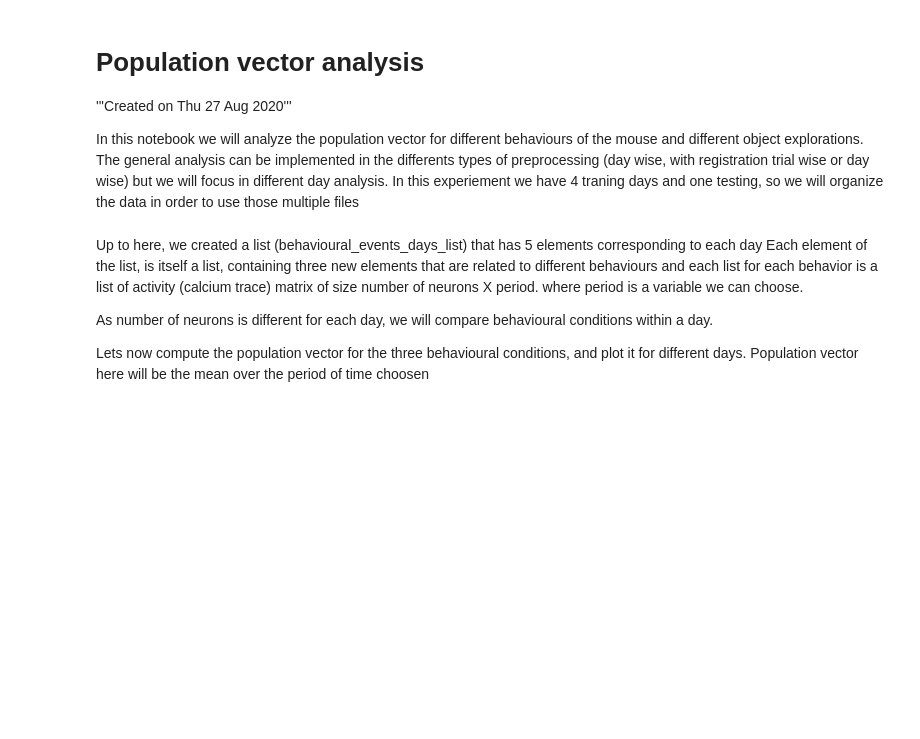
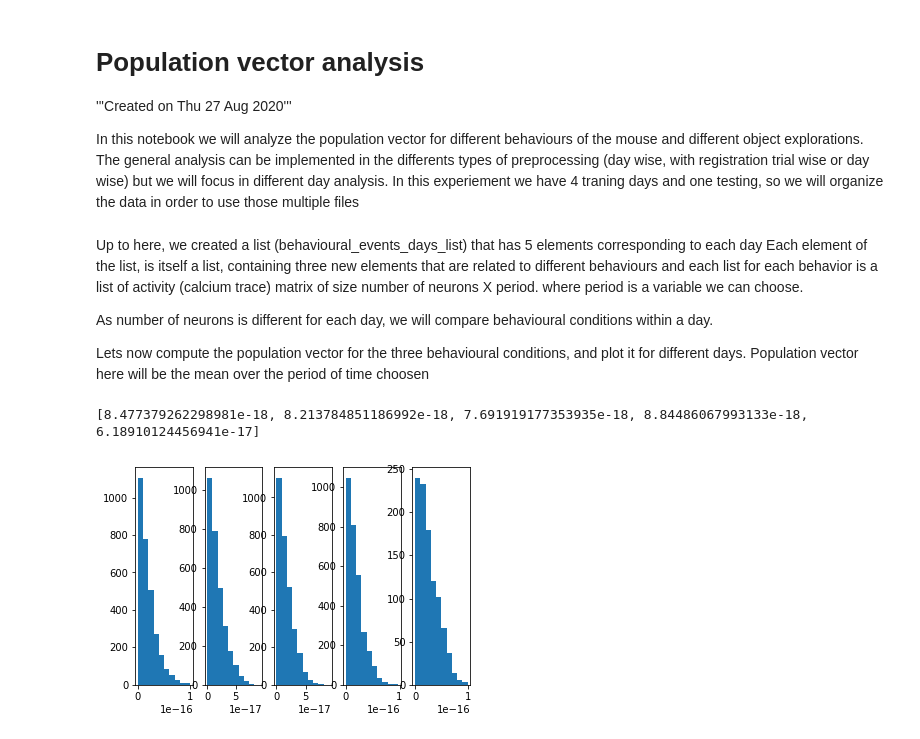
Before and after one commit to melisamc89/neural_analysys, a Jupyter notebook: src/population_vector_analysis.ipynb, the cells around one changed output. Saved outputs shown, nothing was run; the diff lists cells and outputs as text; code cells hidden in the pictures; blank space fills up the shorter version.

```diff
--- a/src/population_vector_analysis.ipynb
+++ b/src/population_vector_analysis.ipynb
@@ -219,6 +219,78 @@ for day in range(len(behaviour_list)):
         if mean_over_trials.shape:
             mean_over_trials_list.append(np.mean(mean_over_trials,axis=1))#/np.max(np.mean(mean_over_trials,axis=1)))
     population_vector.append(mean_over_trials_list)
+# %%
+## compute null hypotesis for euclidean distance
+
+# we compute for each day a matrix containing all the activity
+matrix = []
+matrix_elements_size= []
+for day in range(len(behavioural_events_days_list)):
+    matrix_list = []
+    matrix_size = 0
+    matrix_limits = []
+    for i in range(len(behavioural_events_days_list[day])):
+        if behavioural_events_days_list[day][i]:
+            mean_over_trials =  np.mean(behavioural_events_days_list[day][i], axis= 0)
+            matrix1 = np.zeros((len(mean_over_trials),period*len(behavioural_events_days_list[day][i])))
+            for j in range(len(behavioural_events_days_list[day][i])):
+                matrix1[:,j*period:(j+1)*period] = behavioural_events_days_list[day][i][j]
+            matrix_list.append(matrix1)
+            matrix_limits.append([matrix_size, matrix_size + period*len(behavioural_events_days_list[day][i])])
+            matrix_size = matrix_size + period*len(behavioural_events_days_list[day][i])
+    auxiliar_matrix = np.zeros((len(mean_over_trials),matrix_size))
+    for i in range(len(matrix_list)):
+        auxiliar_matrix[:,matrix_limits[i][0]:matrix_limits[i][1]] = matrix_list[i]
+    matrix.append(auxiliar_matrix)
+    matrix_elements_size.append(matrix_limits)
+
+
+## compute null distribution of distances over randomly selected group of bins
+n_shufflings = 1000
+null_distribution_list = []
+for day in range(len(behavioural_events_days_list)):
+    data = matrix[day]
+    null_distribution = []
+    for i in range(n_shufflings):
+        random_order = np.random.randint(0,data.shape[1],data.shape[1])
+        mean_list = []
+        for j in range(len(matrix_elements_size[day])):
+            random_values = random_order[matrix_elements_size[day][j][0]:matrix_elements_size[day][j][1]]
+            mean_vector = np.mean(matrix[day][:,random_values])
+            mean_list.append(mean_vector)
+        for j in range(len(mean_list)):
+            for k in range(j+1,len(mean_list)):
+                distance = np.linalg.norm(mean_list[j]-mean_list[k])
+                null_distribution.append(distance)
+    null_distribution_list.append(null_distribution)
+
+## plot null distribution for different days
+
+fig = plt.figure()
+gs = plt.GridSpec(1,5)
+for day in range(len(null_distribution_list)):
+    ax = fig.add_subplot(gs[0, day])
+    ax.hist(null_distribution_list[day])
+
+## sort null distribution values and take 95%
+null_distribution_limit = []
+for day in range(len(null_distribution_list)):
+    sorted_null_distribution = np.sort(null_distribution_list[day])
+    null_distribution_limit.append(sorted_null_distribution[950])
+print(null_distribution_limit)
+
+## compute euclidean distance matrix using normalization
+euclidean_distance_list = []
+for day in range(len(behaviour_list)-1):
+    euclidean_distance = np.zeros((len(population_vector[day]),len(population_vector[day])))
+    for i in range(len(population_vector[day])):
+        for j in range(len(population_vector[day])):
+            distance = np.linalg.norm(population_vector[day][i]-population_vector[day][j])
+            euclidean_distance[i,j]= distance / population_vector[day][i].shape
+    euclidean_distance_list.append(euclidean_distance)
+# %% [output]
+[8.477379262298981e-18, 8.213784851186992e-18, 7.691919177353935e-18, 8.84486067993133e-18, 6.18910124456941e-17]
+[figure, added]
 # %%
 fig = plt.figure()
 gs = plt.GridSpec(len(behaviour_list)-1, 6)
```
Also changed, not shown: parts of 3 cells of this notebook, 1 other file.
